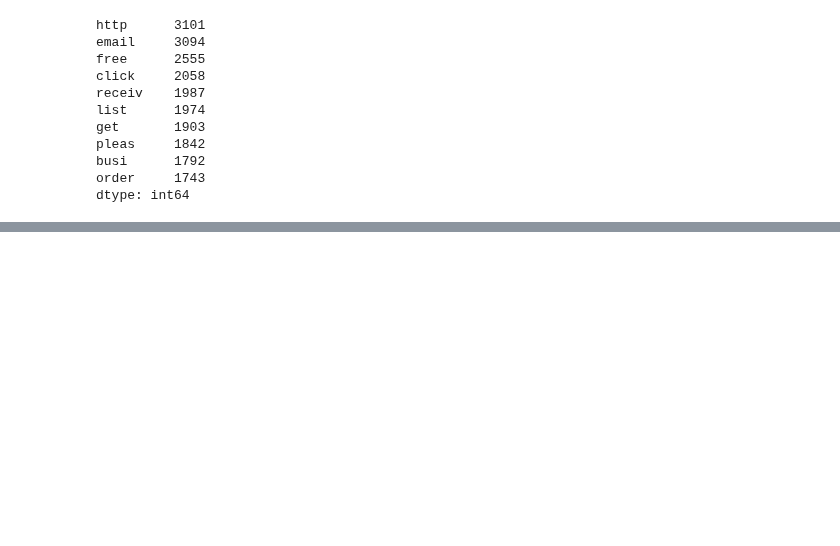
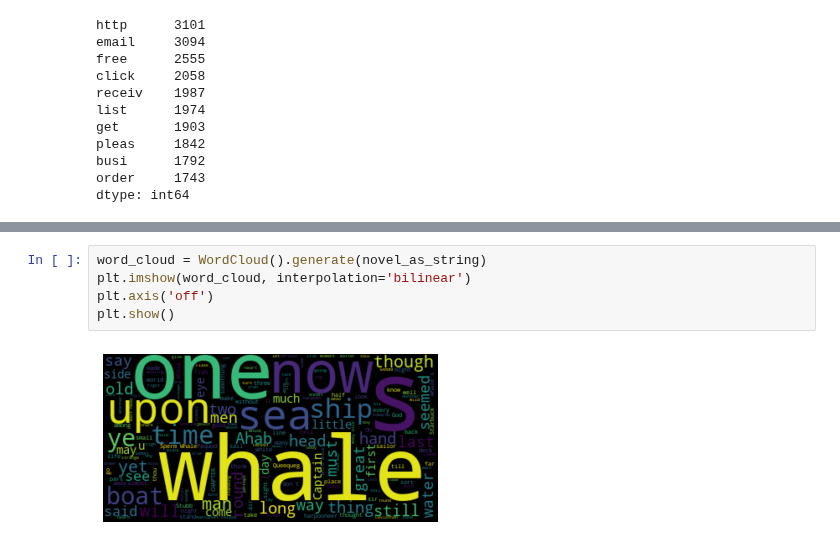
Before and after one commit to shade-12/ml-intro, a Jupyter notebook: 05_Bayes_Classifier.ipynb, the cells around one changed output, grey strips where cells are left out. Saved outputs shown, nothing was run; the diff lists cells and outputs as text; blank space fills up the shorter version.

```diff
--- a/05_Bayes_Classifier.ipynb
+++ b/05_Bayes_Classifier.ipynb
@@ -749,0 +785,7 @@ dtype: int64
+# %%
+word_cloud = WordCloud().generate(novel_as_string)
+plt.imshow(word_cloud, interpolation='bilinear')
+plt.axis('off')
+plt.show()
+# %% [output]
+[figure, added]
```
Also changed, not shown: parts of 9 cells of this notebook.
